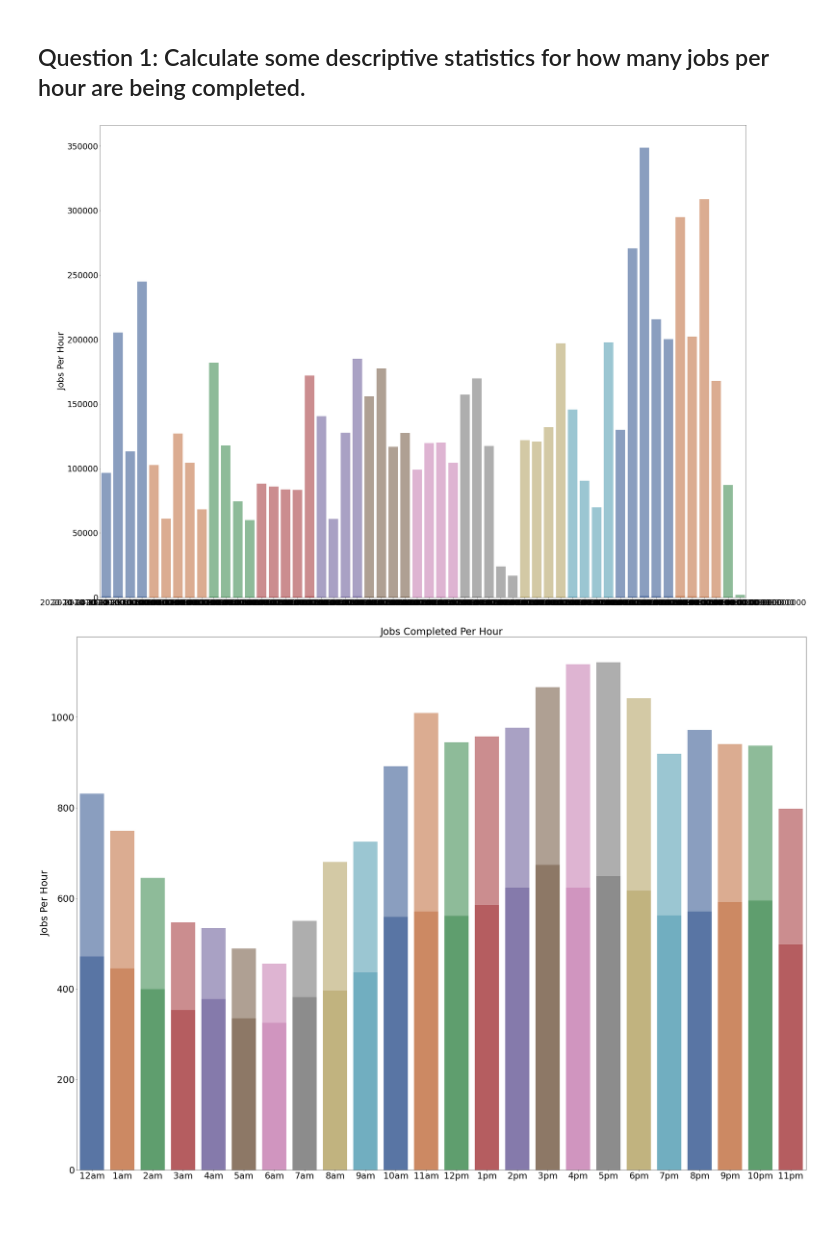
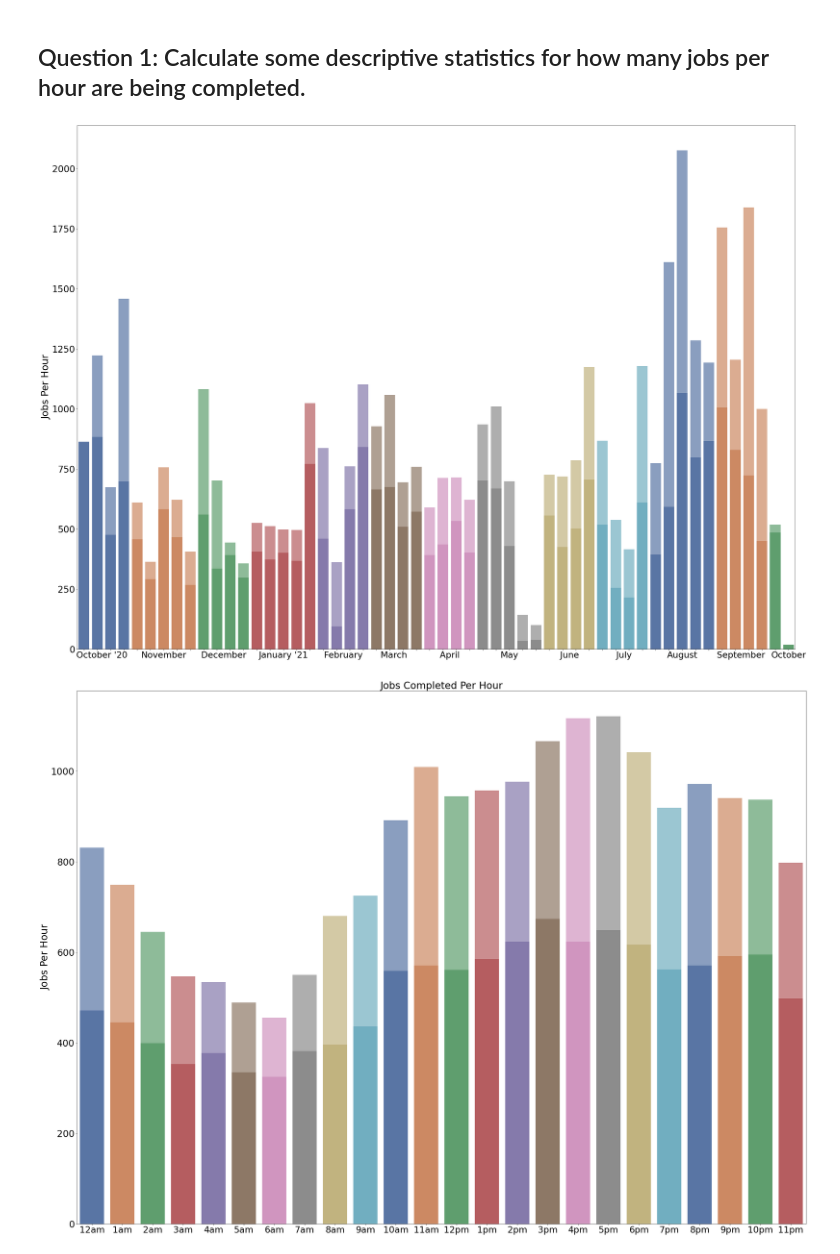
Before and after one commit to nss-data-science-cohort-5/accre-red-skittles, a Jupyter notebook: notebooks/Question 1.ipynb, the cells around one changed output. Cells and saved outputs as stored; diff of their text form; code cells hidden in the pictures; blank space fills up the shorter version.

```diff
--- a/notebooks/Question 1.ipynb
+++ b/notebooks/Question 1.ipynb
@@ -29,6 +29,9 @@ jobs['YEAR'] = jobs['END'].dt.year
 jobs['WEEK'] = jobs['END'].dt.isocalendar().week
 jobs['HOUR'] = jobs['END'].dt.hour
 
+# Calculate memory utilization for job (total memory used/total memory allocated)
+jobs['MEMORYUTILIZATION'] = jobs['USEDMEMTOT']/jobs['REQMEMTOT']
+
 # Create data frame with duplicates dropped by 'DATE' and 'HOUR' column
 one_job_per_hour = jobs.drop_duplicates(['DATE', 'HOUR'])
 # %% [markdown]
@@ -42,44 +45,44 @@ weekly_jobs_ended_by_hour_median = one_job_per_hour.groupby(pd.Grouper(key='END'
 weekly_jobs_ended_by_hour_median = weekly_jobs_ended_by_hour_median.reset_index()
 
 # Average(mean) jobs ended per hour each week
-weekly_jobs_ended_by_hour_mean = jobs.groupby(pd.Grouper(key='END',freq='W')).count()
+weekly_jobs_ended_by_hour_mean = jobs.groupby(pd.Grouper(key='END',freq='W')).count()/168
 weekly_jobs_ended_by_hour_mean = weekly_jobs_ended_by_hour_mean.reset_index()
 
 # Format date ticks for x axis
 date_labels = weekly_jobs_ended_by_hour_median['END'].dt.strftime('%Y-%m')
 
 # Set figure size and graph plots
 fig, ax = plt.subplots(figsize=(40, 30))
 sns.barplot(x = 'END',
             y = 'GROUP1H',
             data = weekly_jobs_ended_by_hour_median,
             hue = date_labels,
             dodge = False,
             palette = "deep",
             ax = ax)
 sns.barplot(x = 'END',
             y = 'JOBID',
             data = weekly_jobs_ended_by_hour_mean,
             hue = date_labels,
             dodge = False,
             palette = "deep",
             ax = ax,
             alpha = 0.7)
 
 # Set Axes labels and sizes
-# ax.set_xticklabels(["             October '20", "", "", "", "", "", "November", "", "", "", "     December", "", "", "", "",
-#                     "January '21", "", "", "", "     February", "", "", "", "   March", "", "", "", "     April", "", "",
-#                     "", "", "May", "", "", "", "     June", "", "", "", "      July", "", "", "", "", "August", "", "", "",
-#                     "    September", "", "", "", "October"])
+ax.set_xticklabels(["             October '20", "", "", "", "", "", "November", "", "", "", "     December", "", "", "", "",
+                    "January '21", "", "", "", "     February", "", "", "", "   March", "", "", "", "     April", "", "",
+                    "", "", "May", "", "", "", "     June", "", "", "", "      July", "", "", "", "", "August", "", "", "",
+                    "    September", "", "", "", "October"])
 plt.xlabel('', fontsize = fontsize)
 plt.xticks(fontsize = fontsize - 3, rotation = 0)
 
 plt.ylabel('Jobs Per Hour', fontsize = fontsize)
 plt.yticks(fontsize = fontsize - 2)
 
 ax.get_legend().set_visible(False);
 # %% [output]
-[figure, old version]
+[figure, new version]
 # %%
 # Median jobs ended per hour each week
 jobs_ended_by_hour_median = one_job_per_hour.groupby('HOUR').median()
```
Also changed, not shown: parts of 2 cells of this notebook.
